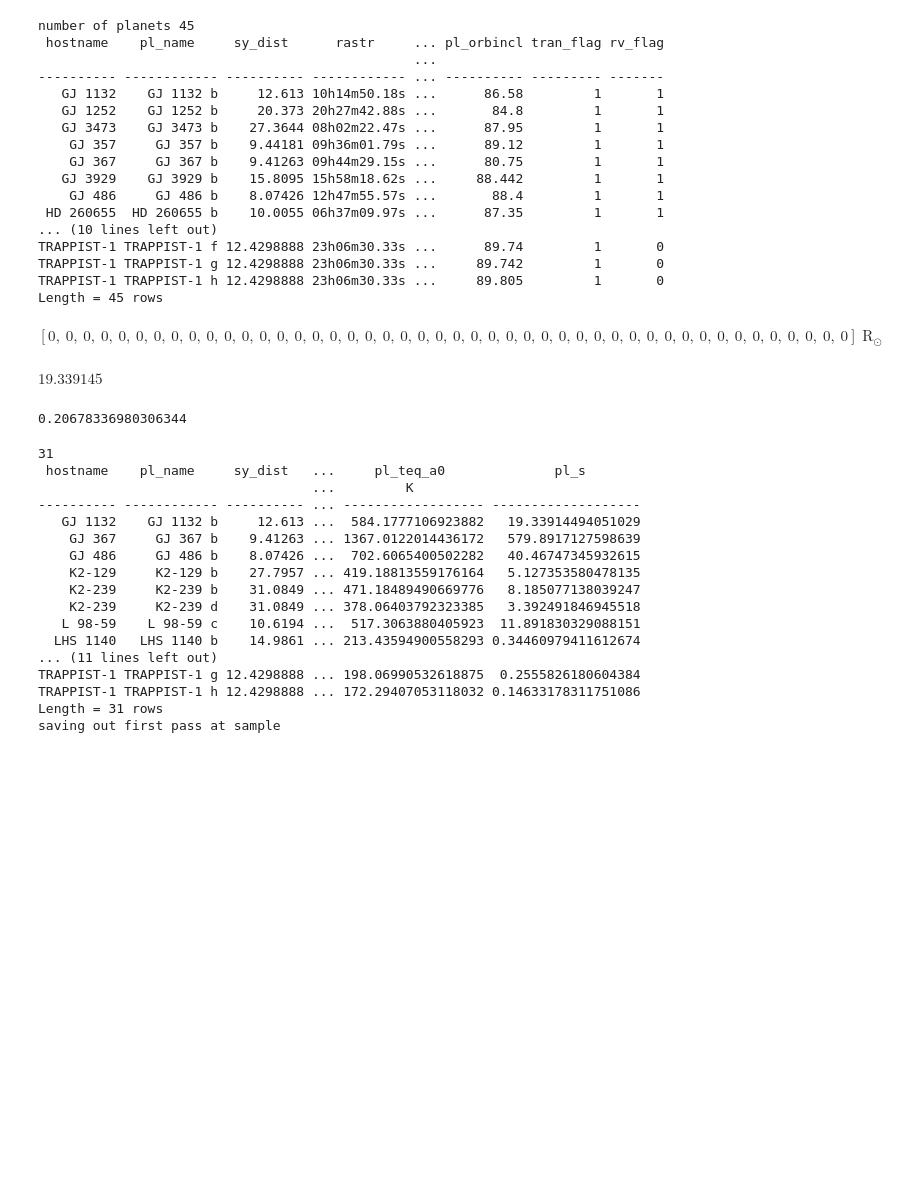
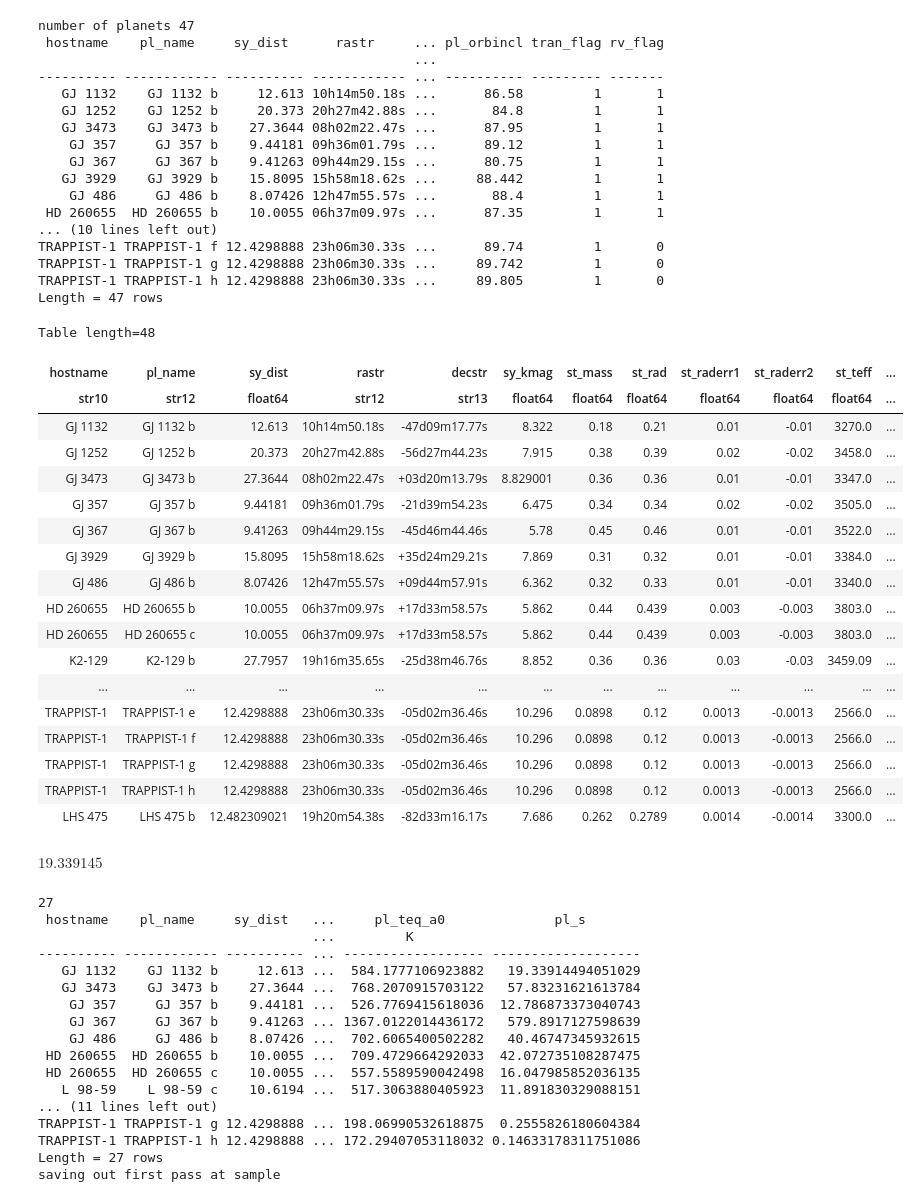
Before and after one commit to hdiamondlowe/jwst_rockyplanetoccultations, a Jupyter notebook: make_clean_table.ipynb, the cells around one changed output. Cells and saved outputs as stored; diff of their text form; code cells hidden in the pictures; blank space fills up the shorter version.

```diff
--- a/make_clean_table.ipynb
+++ b/make_clean_table.ipynb
@@ -19,14 +19,15 @@ except:
     thiswd = os.getcwd()
     smallPlanetSystems = genTable.generateTransitingExoTable(outputpath=thiswd,
                                                              sy_dist_upper=40,
-                                                             st_rad_upper=0.5,
+                                                             st_rad_upper=0.605,
+                                                             st_mass_upper=0.58,
                                                              pl_rade_upper=1.85,
                                                              pl_per_upper=30)
 nplanets = len(smallPlanetSystems)
 print("number of planets", nplanets)
 smallPlanetSystems.pprint(show_unit=True)
 # %% [output]
-number of planets 45
+number of planets 47
  hostname    pl_name     sy_dist      rastr     ... pl_orbincl tran_flag rv_flag
                                                 ...
 ---------- ------------ ---------- ------------ ... ---------- --------- -------
@@ -42,7 +43,7 @@ number of planets 45
 TRAPPIST-1 TRAPPIST-1 f 12.4298888 23h06m30.33s ...      89.74         1       0
 TRAPPIST-1 TRAPPIST-1 g 12.4298888 23h06m30.33s ...     89.742         1       0
 TRAPPIST-1 TRAPPIST-1 h 12.4298888 23h06m30.33s ...     89.805         1       0
-Length = 45 rows
+Length = 47 rows
 # %%
 # clean up individual planets
 ind = np.argwhere(smallPlanetSystems['hostname'] == 'TRAPPIST-1')
@@ -59,6 +60,11 @@ smallPlanetSystems['pl_orbsmax'][ind] = 0.02102086  # Charturvedi+ 2022
 
 ind = np.argwhere(smallPlanetSystems['pl_name'] == 'GJ 1132 b')
 smallPlanetSystems['pl_orbincl'][ind] = 88.68   # Dittmann+ (2017)
+
+ind = np.argwhere(smallPlanetSystems['hostname'] == 'HD 260655')
+smallPlanetSystems['st_rad'][ind] = 0.439
+smallPlanetSystems['st_raderr1'][ind] = 0.003
+smallPlanetSystems['st_raderr2'][ind] = -0.003
 
 # refining parameters from Luque & Palle (2022)
 ind = np.argwhere(smallPlanetSystems['pl_name'] == 'TOI-1634 b')
@@ -138,10 +144,28 @@ smallPlanetSystems['pl_bmasseerr2'][ind] = -0.28
 LHS475b = ['LHS 475', 'LHS 475 b', 12.482309021, '19h20m54.38s', '-82d33m16.17s', 7.686,    0.262,      0.2789,  0.0014,       -0.0014,      3300,      0.99,      0.05,          -0.05,         0.914,       0.187,           -0.187,          2.029088,    0.02058668,   87.194,       1,           0]
 smallPlanetSystems.add_row(LHS475b)
 nplanets = len(smallPlanetSystems)
-# %%
-np.array([0 for i in range(nplanets)])*u.R_sun
-# %% [output]
-$[0,~0,~0,~0,~0,~0,~0,~0,~0,~0,~0,~0,~0,~0,~0,~0,~0,~0,~0,~0,~0,~0,~0,~0,~0,~0,~0,~0,~0,~0,~0,~0,~0,~0,~0,~0,~0,~0,~0,~0,~0,~0,~0,~0,~0,~0] \; \mathrm{R_{\odot}}$
+# %%
+smallPlanetSystems
+# %% [output]
+Table length=48
+| hostname | pl_name | sy_dist | rastr | decstr | sy_kmag | st_mass | st_rad | st_raderr1 | st_raderr2 | st_teff | ... |
+| str10 | str12 | float64 | str12 | str13 | float64 | float64 | float64 | float64 | float64 | float64 | ... |
+| GJ 1132 | GJ 1132 b | 12.613 | 10h14m50.18s | -47d09m17.77s | 8.322 | 0.18 | 0.21 | 0.01 | -0.01 | 3270.0 | ... |
+| GJ 1252 | GJ 1252 b | 20.373 | 20h27m42.88s | -56d27m44.23s | 7.915 | 0.38 | 0.39 | 0.02 | -0.02 | 3458.0 | ... |
+| GJ 3473 | GJ 3473 b | 27.3644 | 08h02m22.47s | +03d20m13.79s | 8.829001 | 0.36 | 0.36 | 0.01 | -0.01 | 3347.0 | ... |
+| GJ 357 | GJ 357 b | 9.44181 | 09h36m01.79s | -21d39m54.23s | 6.475 | 0.34 | 0.34 | 0.02 | -0.02 | 3505.0 | ... |
+| GJ 367 | GJ 367 b | 9.41263 | 09h44m29.15s | -45d46m44.46s | 5.78 | 0.45 | 0.46 | 0.01 | -0.01 | 3522.0 | ... |
+| GJ 3929 | GJ 3929 b | 15.8095 | 15h58m18.62s | +35d24m29.21s | 7.869 | 0.31 | 0.32 | 0.01 | -0.01 | 3384.0 | ... |
+| GJ 486 | GJ 486 b | 8.07426 | 12h47m55.57s | +09d44m57.91s | 6.362 | 0.32 | 0.33 | 0.01 | -0.01 | 3340.0 | ... |
+| HD 260655 | HD 260655 b | 10.0055 | 06h37m09.97s | +17d33m58.57s | 5.862 | 0.44 | 0.439 | 0.003 | -0.003 | 3803.0 | ... |
+| HD 260655 | HD 260655 c | 10.0055 | 06h37m09.97s | +17d33m58.57s | 5.862 | 0.44 | 0.439 | 0.003 | -0.003 | 3803.0 | ... |
+| K2-129 | K2-129 b | 27.7957 | 19h16m35.65s | -25d38m46.76s | 8.852 | 0.36 | 0.36 | 0.03 | -0.03 | 3459.09 | ... |
+| ... | ... | ... | ... | ... | ... | ... | ... | ... | ... | ... | ... |
+| TRAPPIST-1 | TRAPPIST-1 e | 12.4298888 | 23h06m30.33s | -05d02m36.46s | 10.296 | 0.0898 | 0.12 | 0.0013 | -0.0013 | 2566.0 | ... |
+| TRAPPIST-1 | TRAPPIST-1 f | 12.4298888 | 23h06m30.33s | -05d02m36.46s | 10.296 | 0.0898 | 0.12 | 0.0013 | -0.0013 | 2566.0 | ... |
+| TRAPPIST-1 | TRAPPIST-1 g | 12.4298888 | 23h06m30.33s | -05d02m36.46s | 10.296 | 0.0898 | 0.12 | 0.0013 | -0.0013 | 2566.0 | ... |
+| TRAPPIST-1 | TRAPPIST-1 h | 12.4298888 | 23h06m30.33s | -05d02m36.46s | 10.296 | 0.0898 | 0.12 | 0.0013 | -0.0013 | 2566.0 | ... |
+| LHS 475 | LHS 475 b | 12.482309021 | 19h20m54.38s | -82d33m16.17s | 7.686 | 0.262 | 0.2789 | 0.0014 | -0.0014 | 3300.0 | ... |
 # %%
 Rp_Rs = ((np.array(smallPlanetSystems['pl_rade'])*u.R_earth)/(np.array(smallPlanetSystems['st_rad'])*u.R_sun)).decompose()
 Teq = orb.Teq(np.array(smallPlanetSystems['st_teff'])*u.K, 0, np.array(smallPlanetSystems['st_rad'])*u.R_sun, np.array(smallPlanetSystems['pl_orbsmax'])*u.AU).decompose()
@@ -159,19 +183,14 @@ c = Column(Teq, name='pl_teq_a0')
 smallPlanetSystems.add_column(c)
 c = Column(S, name='pl_s')
 smallPlanetSystems.add_column(c)
-# %%
-smallPlanetSystems[-1]
-.189/.914
-# %% [output]
-0.20678336980306344
 # %%
 #######################################################################################################################
 ## Basic rejection of data ############################################################################################
 #######################################################################################################################
 
-vol_b = 4/3 * np.pi * np.array(smallPlanetSystems['pl_rade'])*u.R_earth**3      # volume of planets
-rho_p = np.array(smallPlanetSystems['pl_bmasse'])*u.M_earth / vol_b
-rho_p = rho_p.to(u.g/u.cm**3)
+#vol_b = 4/3 * np.pi * np.array(smallPlanetSystems['pl_rade'])*u.R_earth**3      # volume of planets
+#rho_p = np.array(smallPlanetSystems['pl_bmasse'])*u.M_earth / vol_b
+#rho_p = rho_p.to(u.g/u.cm**3)
 
 mask = np.ones(len(smallPlanetSystems))
 #rho_mask = rho_p.value > 3
@@ -181,7 +200,12 @@ pl_rad_err = np.mean([smallPlanetSystems['pl_radeerr1'], abs(smallPlanetSystems[
 pl_mass_err = np.mean([smallPlanetSystems['pl_bmasseerr1'], abs(smallPlanetSystems['pl_bmasseerr2'])], axis=0)
 
 mask *= pl_rad_err/smallPlanetSystems['pl_rade'] < 0.1
-mask *= pl_mass_err/smallPlanetSystems['pl_bmasse'] < 0.15
+mask *= pl_mass_err/smallPlanetSystems['pl_bmasse'] < 0.25
+# only planets with measured mass
+mask *= smallPlanetSystems['rv_flag']==1
+TRAPPISTind = np.argwhere(smallPlanetSystems['hostname']=='TRAPPIST-1')
+mask[TRAPPISTind] = True
+
 
 mask = mask.astype(bool)
 
@@ -193,22 +217,22 @@ sample_intermediate.pprint(show_unit=True)
 print('saving out first pass at sample')
 ascii.write(sample_intermediate, 'sample_intermediate.csv', format='csv', overwrite=True)
 # %% [output]
-31
+27
  hostname    pl_name     sy_dist   ...     pl_teq_a0              pl_s
                                    ...         K
 ---------- ------------ ---------- ... ------------------ -------------------
    GJ 1132    GJ 1132 b     12.613 ...  584.1777106923882   19.33914494051029
+   GJ 3473    GJ 3473 b    27.3644 ...  768.2070915703122   57.83231621613784
+    GJ 357     GJ 357 b    9.44181 ...  526.7769415618036  12.786873373040743
     GJ 367     GJ 367 b    9.41263 ... 1367.0122014436172   579.8917127598639
     GJ 486     GJ 486 b    8.07426 ...  702.6065400502282   40.46747345932615
-    K2-129     K2-129 b    27.7957 ... 419.18813559176164   5.127353580478135
-    K2-239     K2-239 b    31.0849 ... 471.18489490669776   8.185077138039247
-    K2-239     K2-239 d    31.0849 ... 378.06403792323385   3.392491846945518
+ HD 260655  HD 260655 b    10.0055 ...  709.4729664292033  42.072735108287475
+ HD 260655  HD 260655 c    10.0055 ...  557.5589590042498  16.047985852036135
    L 98-59    L 98-59 c    10.6194 ...  517.3063880405923  11.891830329088151
-  LHS 1140   LHS 1140 b    14.9861 ... 213.43594900558293 0.34460979411612674
 ... (11 lines left out)
 TRAPPIST-1 TRAPPIST-1 g 12.4298888 ... 198.06990532618875  0.2555826180604384
 TRAPPIST-1 TRAPPIST-1 h 12.4298888 ... 172.29407053118032 0.14633178311751086
-Length = 31 rows
+Length = 27 rows
 saving out first pass at sample
 # %%
 #######################################################################################################################
```
Also changed, not shown: parts of 6 cells of this notebook, 9 other files.
